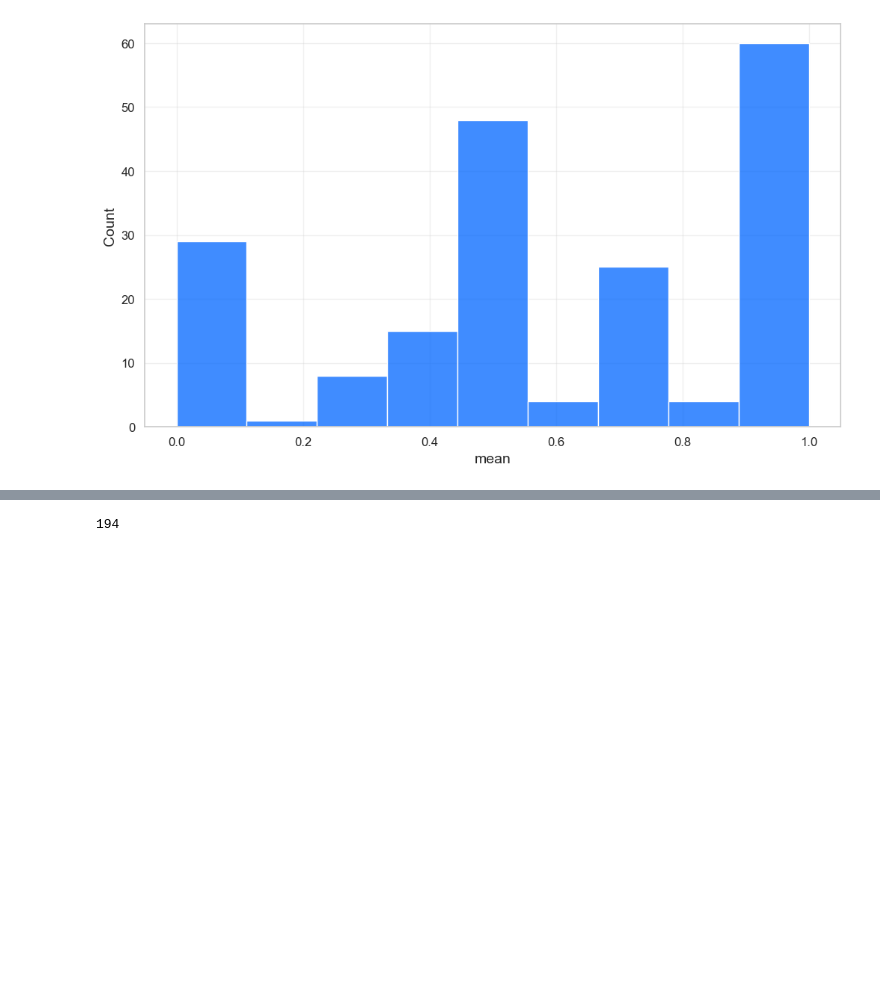
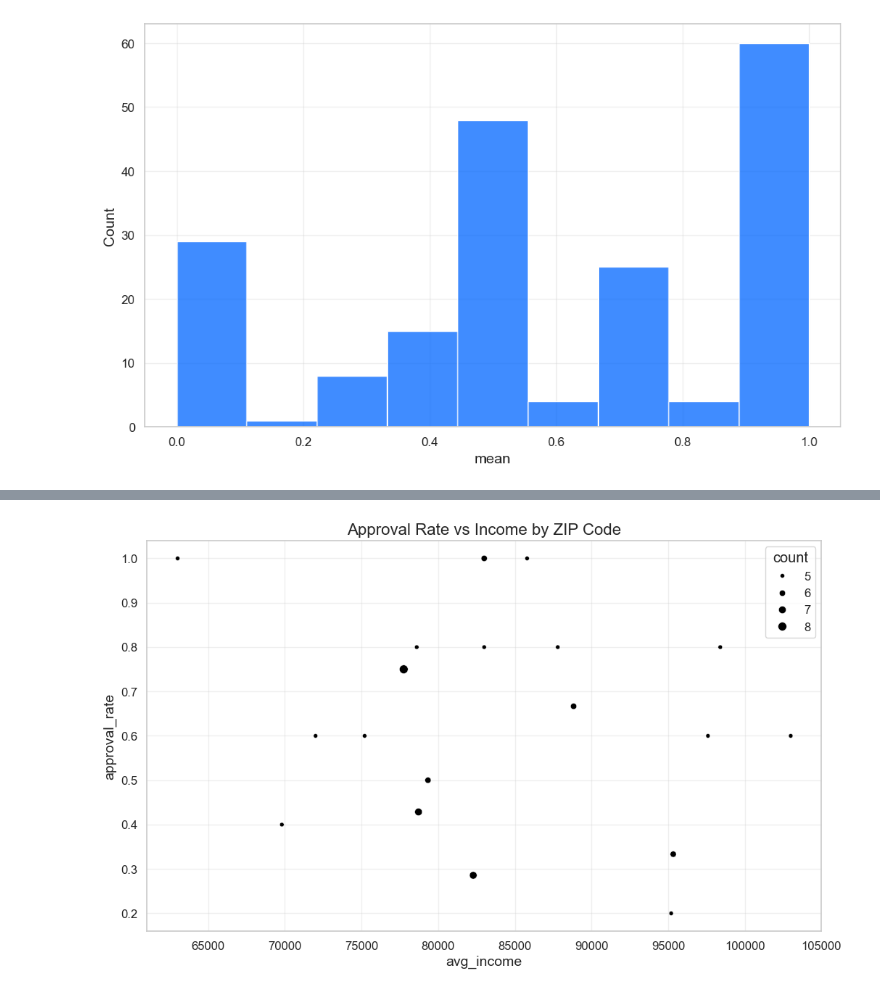
Before and after one commit to RubenVet9938/dego-project-team8, a Jupyter notebook: notebooks/02-bias-analysis.ipynb, the cells around one changed output, grey strips where cells are left out. Drawn from its saved outputs; the diff is of its cells as text; code cells hidden in the pictures; blank space fills up the shorter version.

```diff
--- a/notebooks/02-bias-analysis.ipynb
+++ b/notebooks/02-bias-analysis.ipynb
@@ -373,4 +437,26 @@ len(zip_code_short.unique())
 # %%
-len(df_analysis["applicant_info_zip_code"].unique())
+#approval rate by zip
+zip_stats = df.groupby("applicant_info_zip_code").agg(
+    approval_rate=("decision_loan_approved", "mean"),
+    avg_income=("financials_annual_income", "mean"),
+    count=("decision_loan_approved", "count")
+).reset_index()
+
+#removing small groups
+zip_stats = zip_stats[zip_stats["count"] >= 5]
+
+#plot
+plt.figure()
+
+sns.scatterplot(
+    data=zip_stats,
+    x="avg_income",
+    y="approval_rate",
+    size="count",
+    color="black",
+)
+
+plt.title("Approval Rate vs Income by ZIP Code")
+plt.show()
 # %% [output]
-194
+[figure, added]
```
Also changed, not shown: parts of 7 cells of this notebook.
